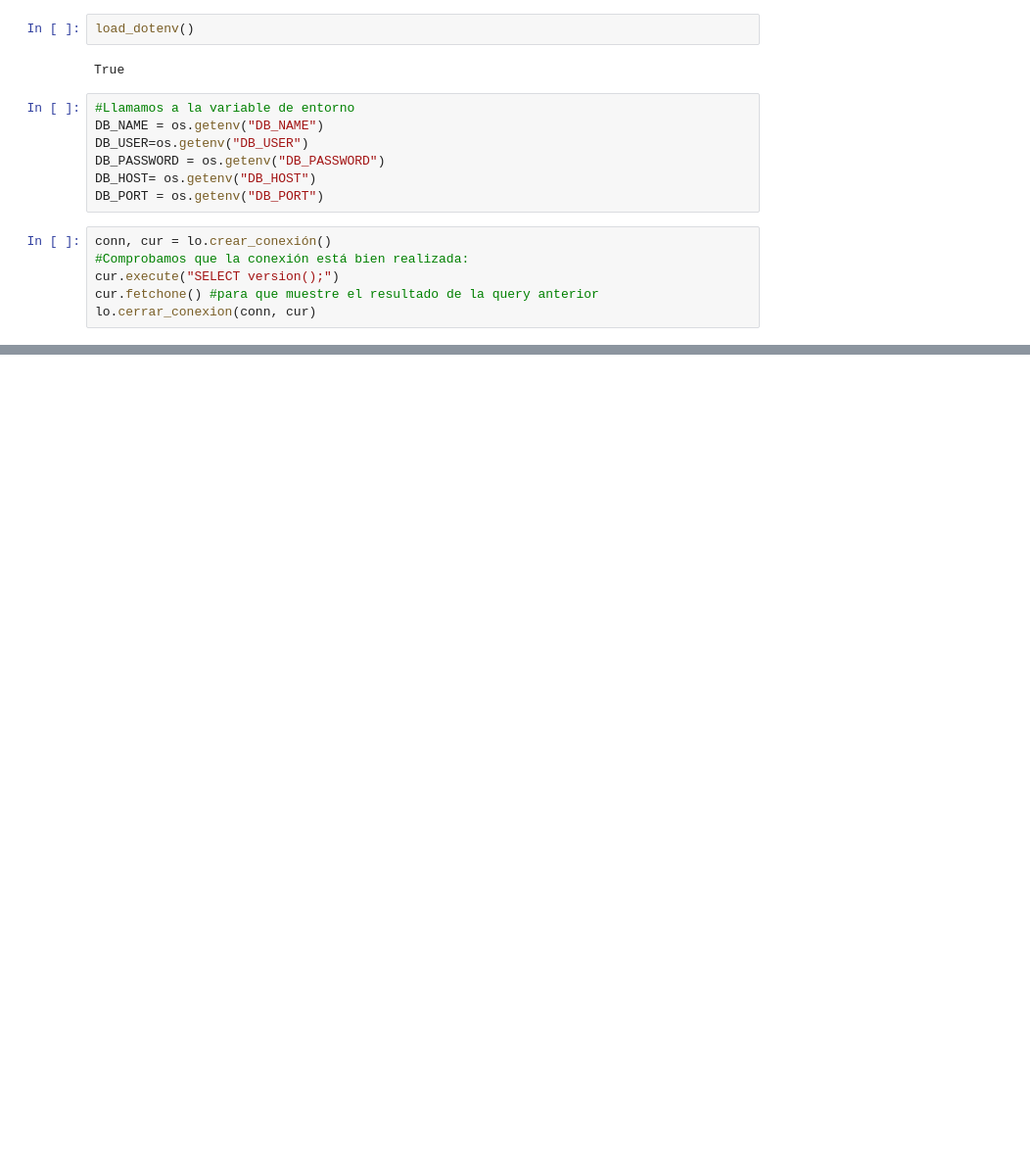
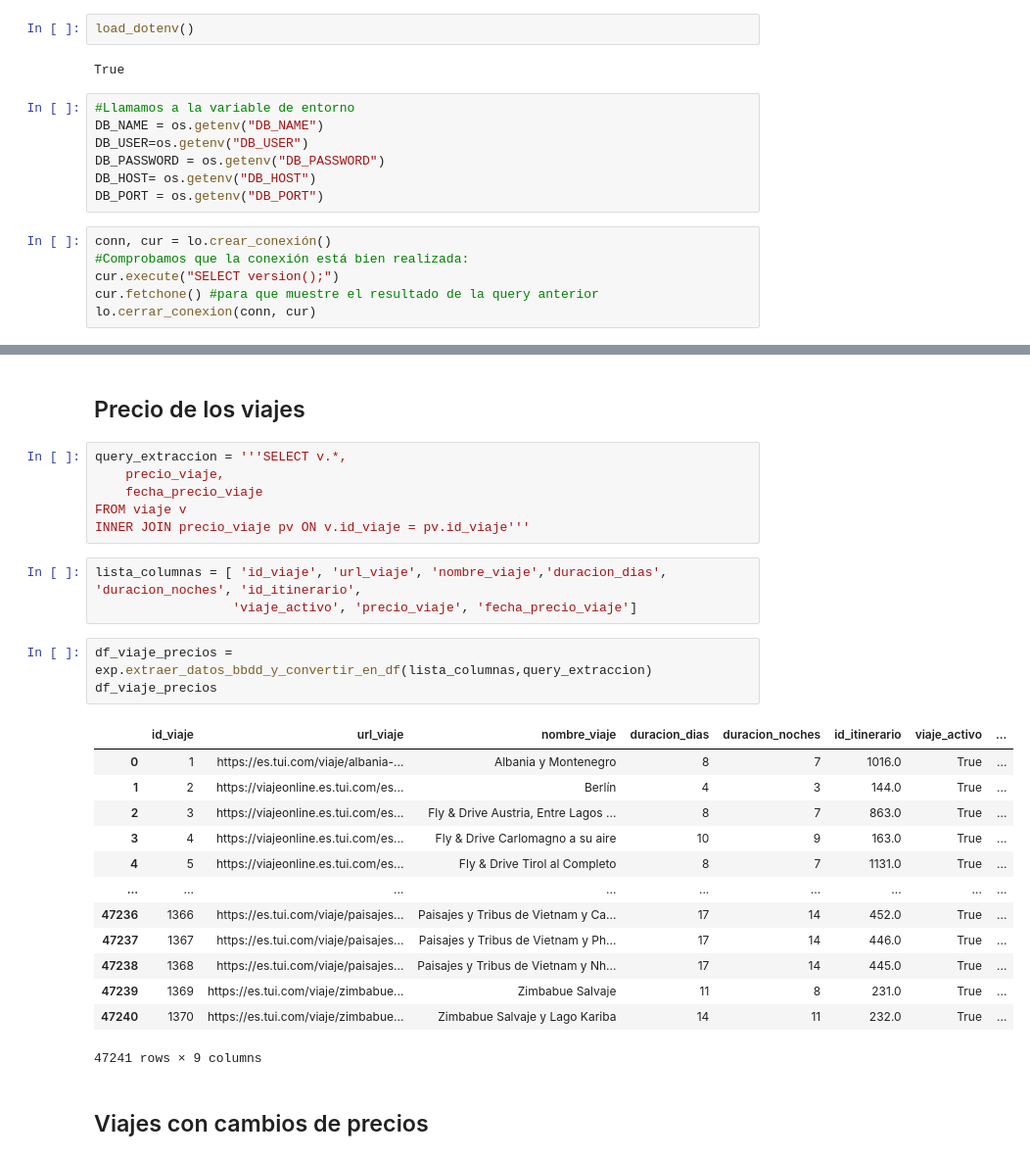
Before and after one commit to VanesaFloresRivera/Proyecto-Final, a Jupyter notebook: notebooks/eda.ipynb, the cells around one changed output, grey strips where cells are left out. Shown at 98% size. Drawn from its saved outputs; the diff is of its cells as text; blank space fills up the shorter version.

Commit message:
Creación DF tablas en jupyter para EDA y generación todas las consultas en SQL para entraer la informació de la BBDD

```diff
--- a/notebooks/eda.ipynb
+++ b/notebooks/eda.ipynb
@@ -29,0 +116,30 @@ lo.cerrar_conexion(conn, cur)
+# %% [markdown]
+## Precio de los viajes
+# %%
+query_extraccion = '''SELECT v.*,
+	precio_viaje,
+	fecha_precio_viaje
+FROM viaje v
+INNER JOIN precio_viaje pv ON v.id_viaje = pv.id_viaje'''
+# %%
+lista_columnas = [ 'id_viaje', 'url_viaje', 'nombre_viaje','duracion_dias', 'duracion_noches', 'id_itinerario',
+                  'viaje_activo', 'precio_viaje', 'fecha_precio_viaje']
+# %%
+df_viaje_precios = exp.extraer_datos_bbdd_y_convertir_en_df(lista_columnas,query_extraccion)
+df_viaje_precios
+# %% [output]
+|  | id_viaje | url_viaje | nombre_viaje | duracion_dias | duracion_noches | id_itinerario | viaje_activo | ... |
+| 0 | 1 | https://es.tui.com/viaje/albania-... | Albania y Montenegro | 8 | 7 | 1016.0 | True | ... |
+| 1 | 2 | https://viajeonline.es.tui.com/es... | Berlín | 4 | 3 | 144.0 | True | ... |
+| 2 | 3 | https://viajeonline.es.tui.com/es... | Fly & Drive Austria, Entre Lagos ... | 8 | 7 | 863.0 | True | ... |
+| 3 | 4 | https://viajeonline.es.tui.com/es... | Fly & Drive Carlomagno a su aire | 10 | 9 | 163.0 | True | ... |
+| 4 | 5 | https://viajeonline.es.tui.com/es... | Fly & Drive Tirol al Completo | 8 | 7 | 1131.0 | True | ... |
+| ... | ... | ... | ... | ... | ... | ... | ... | ... |
+| 47236 | 1366 | https://es.tui.com/viaje/paisajes... | Paisajes y Tribus de Vietnam y Ca... | 17 | 14 | 452.0 | True | ... |
+| 47237 | 1367 | https://es.tui.com/viaje/paisajes... | Paisajes y Tribus de Vietnam y Ph... | 17 | 14 | 446.0 | True | ... |
+| 47238 | 1368 | https://es.tui.com/viaje/paisajes... | Paisajes y Tribus de Vietnam y Nh... | 17 | 14 | 445.0 | True | ... |
+| 47239 | 1369 | https://es.tui.com/viaje/zimbabue... | Zimbabue Salvaje | 11 | 8 | 231.0 | True | ... |
+| 47240 | 1370 | https://es.tui.com/viaje/zimbabue... | Zimbabue Salvaje y Lago Kariba | 14 | 11 | 232.0 | True | ... |
+47241 rows × 9 columns
+# %% [markdown]
+## Viajes con cambios de precios
```
Also changed, not shown: parts of 22 cells of this notebook, 12 other files.
